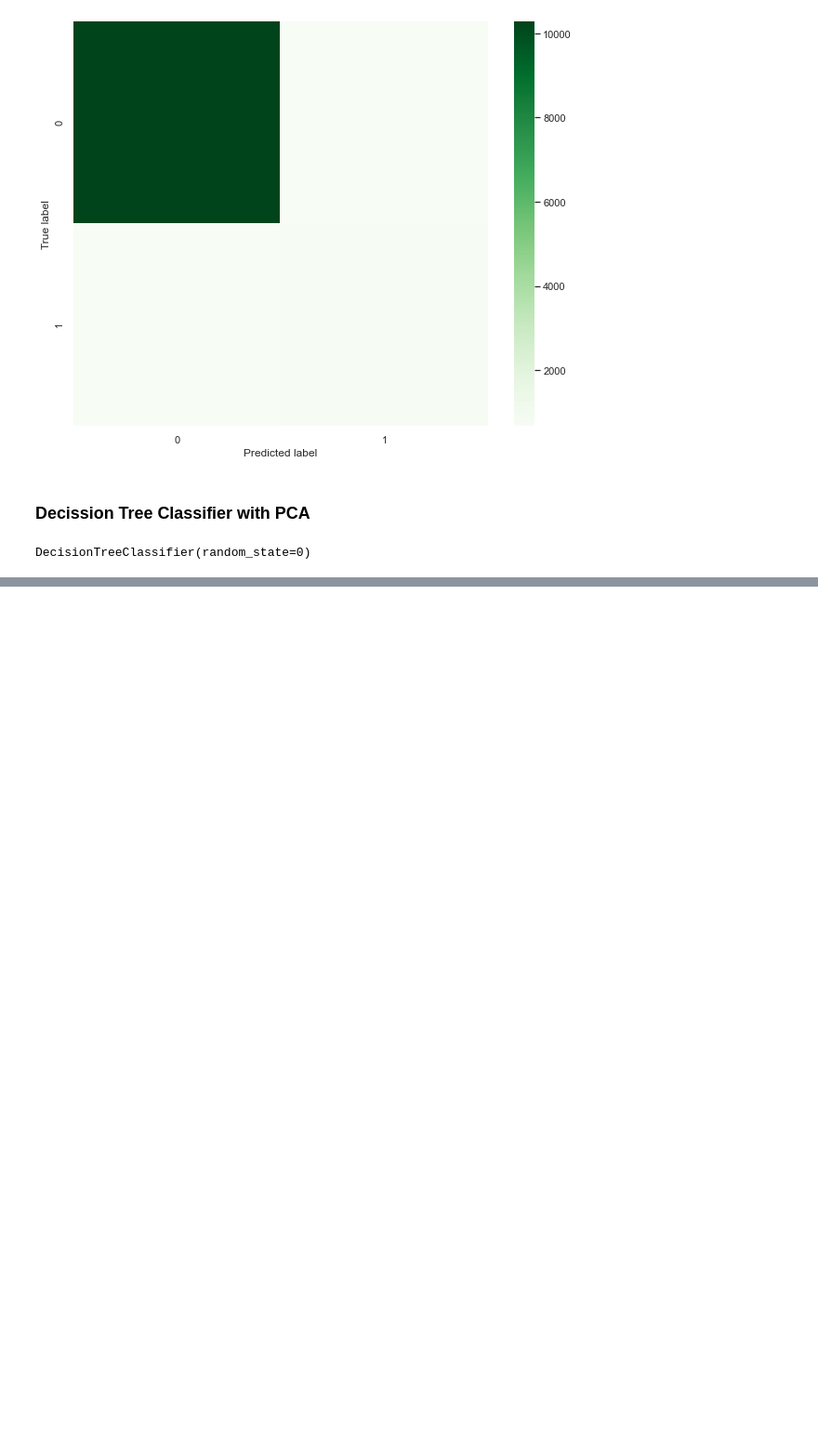
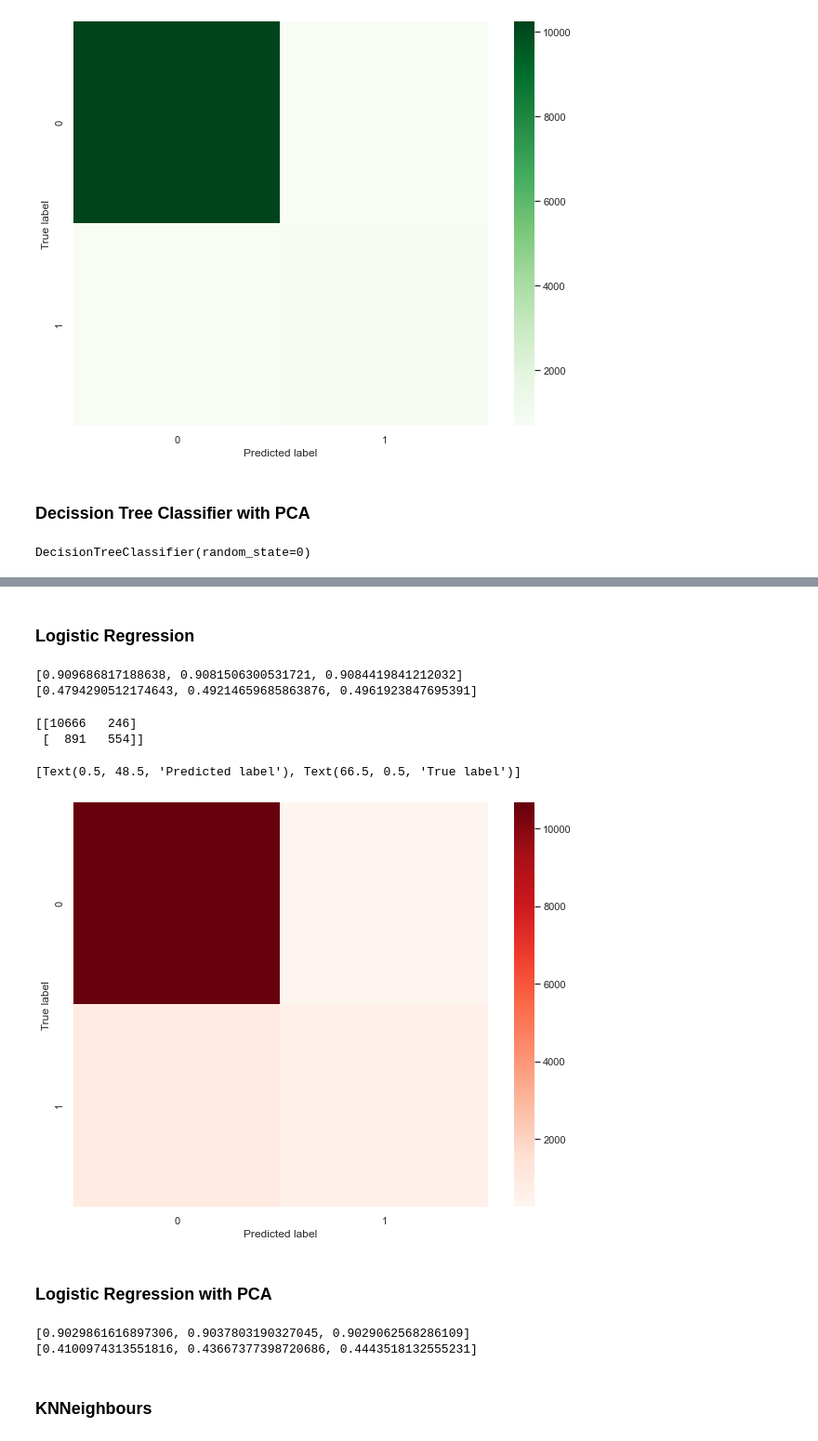
Before and after one commit to marek-dalida/bank-marketing-analysis, a Jupyter notebook: bank-marketing.ipynb, the cells around one changed output, grey strips where cells are left out. Shown: that part at 93% size. Cells and saved outputs as stored; diff of their text form; code cells hidden in the pictures; blank space fills up the shorter version.

Commit message:
add more classifiers and kfoldstratified

```diff
--- a/bank-marketing.ipynb
+++ b/bank-marketing.ipynb
@@ -634,3 +700,18 @@ ax.set(xlabel='Predicted label', ylabel='True label')
 clf_dt.fit(pca.transform(x_training_data), y_training_data)
 # %% [output]
 DecisionTreeClassifier(random_state=0)
+# %%
+f1s = []
+acs = []
+
+clf_dt = DecisionTreeClassifier(random_state=0, criterion='gini')
+for train_index, test_index in skf.split(X, y):
+    X_train, X_test = pca.transform(X.iloc[train_index]), pca.transform(X.iloc[test_index])
+    y_train, y_test = y.iloc[train_index], y.iloc[test_index]
+    clf_dt.fit(X_train, y_train)
+    y_pred = clf_dt.predict(X_test)
+    acs.append(accuracy_score(y_test, y_pred))
+    f1s.append(f1_score(y_test, y_pred))
+
+print(acs)
+print(f1s)
@@ -673,0 +754,64 @@ ax.set(xlabel='Predicted label', ylabel='True label')
+# %% [markdown]
+### Logistic Regression
+# %%
+from sklearn.linear_model import LogisticRegression
+
+f1s = []
+acs = []
+
+clf_lr = LogisticRegression(random_state=0)
+for train_index, test_index in skf.split(X, y):
+    X_train, X_test = X.iloc[train_index], X.iloc[test_index]
+    y_train, y_test = y.iloc[train_index], y.iloc[test_index]
+    clf_lr.fit(X_train, y_train)
+    y_pred = clf_lr.predict(X_test)
+    acs.append(accuracy_score(y_test, y_pred))
+    f1s.append(f1_score(y_test, y_pred))
+
+print(acs)
+print(f1s)
+# %% [output]
+[0.909686817188638, 0.9081506300531721, 0.9084419841212032]
+[0.4794290512174643, 0.49214659685863876, 0.4961923847695391]
+# %%
+clf_lr.fit(x_training_data, y_training_data)
+
+y_pred = clf_lr.predict(x_test_data)
+
+cm = confusion_matrix(y_test_data, y_pred)
+print(cm)
+
+df_cm = pd.DataFrame(cm)
+
+plt.figure(figsize = (10,8))
+ax = sn.heatmap(df_cm, cmap="Reds")
+ax.set(xlabel='Predicted label', ylabel='True label')
+# %% [output]
+[[10666   246]
+ [  891   554]]
+[Text(0.5, 48.5, 'Predicted label'), Text(66.5, 0.5, 'True label')]
+[figure, added]
+# %% [markdown]
+### Logistic Regression with PCA
+# %%
+from sklearn.linear_model import LogisticRegression
+
+f1s = []
+acs = []
+
+clf_lr = LogisticRegression(random_state=0)
+for train_index, test_index in skf.split(X, y):
+    X_train, X_test = pca.transform(X.iloc[train_index]), pca.transform(X.iloc[test_index])
+    y_train, y_test = y.iloc[train_index], y.iloc[test_index]
+    clf_lr.fit(X_train, y_train)
+    y_pred = clf_lr.predict(X_test)
+    acs.append(accuracy_score(y_test, y_pred))
+    f1s.append(f1_score(y_test, y_pred))
+
+print(acs)
+print(f1s)
+# %% [output]
+[0.9029861616897306, 0.9037803190327045, 0.9029062568286109]
+[0.4100974313551816, 0.43667377398720686, 0.4443518132555231]
+# %% [markdown]
+### KNNeighbours
```
Also changed, not shown: parts of 25 cells of this notebook.
